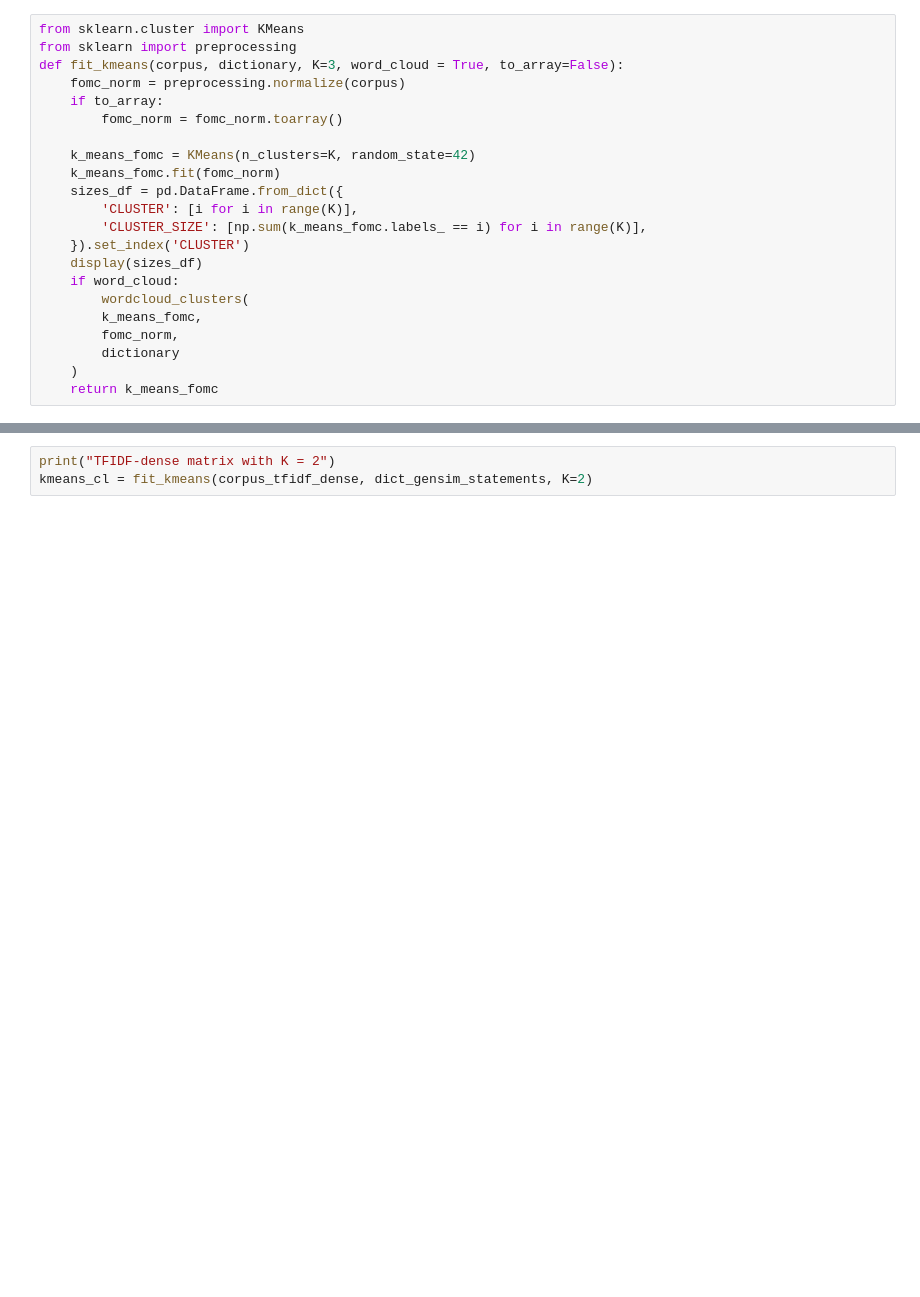
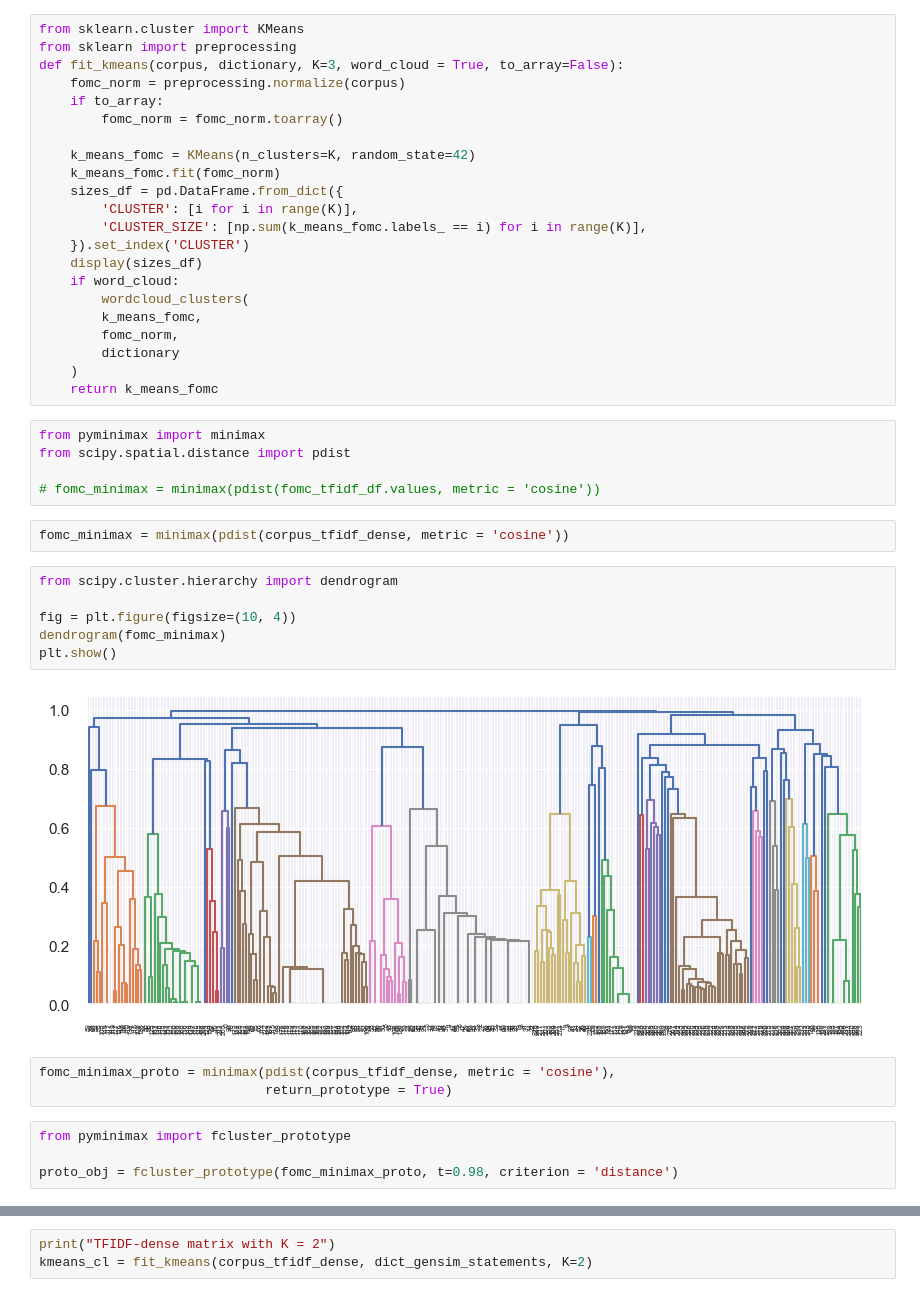
Before and after one commit to uday-31/regime-modeling-with-NLP, a Jupyter notebook: test_prajakta.ipynb, the cells around one changed output, grey strips where cells are left out. Cells and saved outputs as stored; diff of their text form; blank space fills up the shorter version.

Commit message:
added agglomerative clustering and label csv

```diff
--- a/test_prajakta.ipynb
+++ b/test_prajakta.ipynb
@@ -222,3 +222,25 @@ def fit_kmeans(corpus, dictionary, K=3, word_cloud = True, to_array=False):
         dictionary
     )
     return k_means_fomc
+# %%
+from pyminimax import minimax
+from scipy.spatial.distance import pdist
+
+# fomc_minimax = minimax(pdist(fomc_tfidf_df.values, metric = 'cosine'))
+# %%
+fomc_minimax = minimax(pdist(corpus_tfidf_dense, metric = 'cosine'))
+# %%
+from scipy.cluster.hierarchy import dendrogram
+
+fig = plt.figure(figsize=(10, 4))
+dendrogram(fomc_minimax)
+plt.show()
+# %% [output]
+[figure, added]
+# %%
+fomc_minimax_proto = minimax(pdist(corpus_tfidf_dense, metric = 'cosine'),
+                             return_prototype = True)
+# %%
+from pyminimax import fcluster_prototype
+
+proto_obj = fcluster_prototype(fomc_minimax_proto, t=0.98, criterion = 'distance')
```
Also changed, not shown: parts of 14 cells of this notebook, 2 other files.
